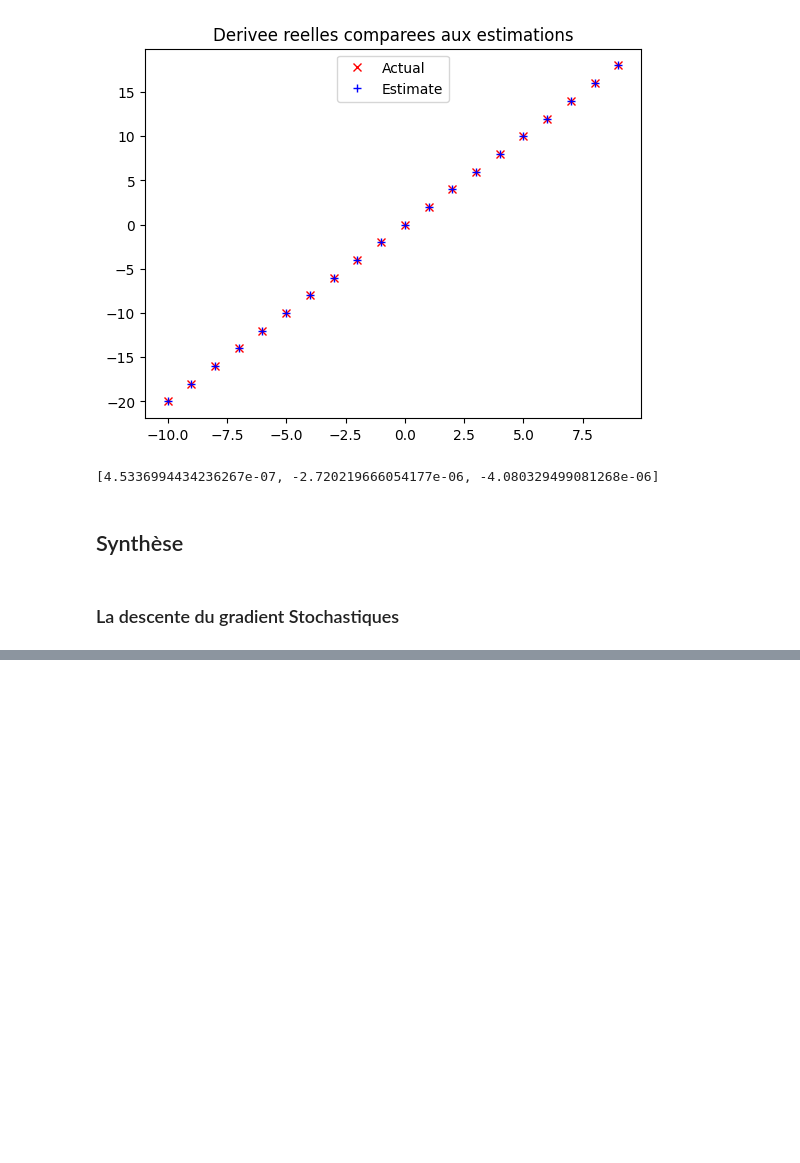
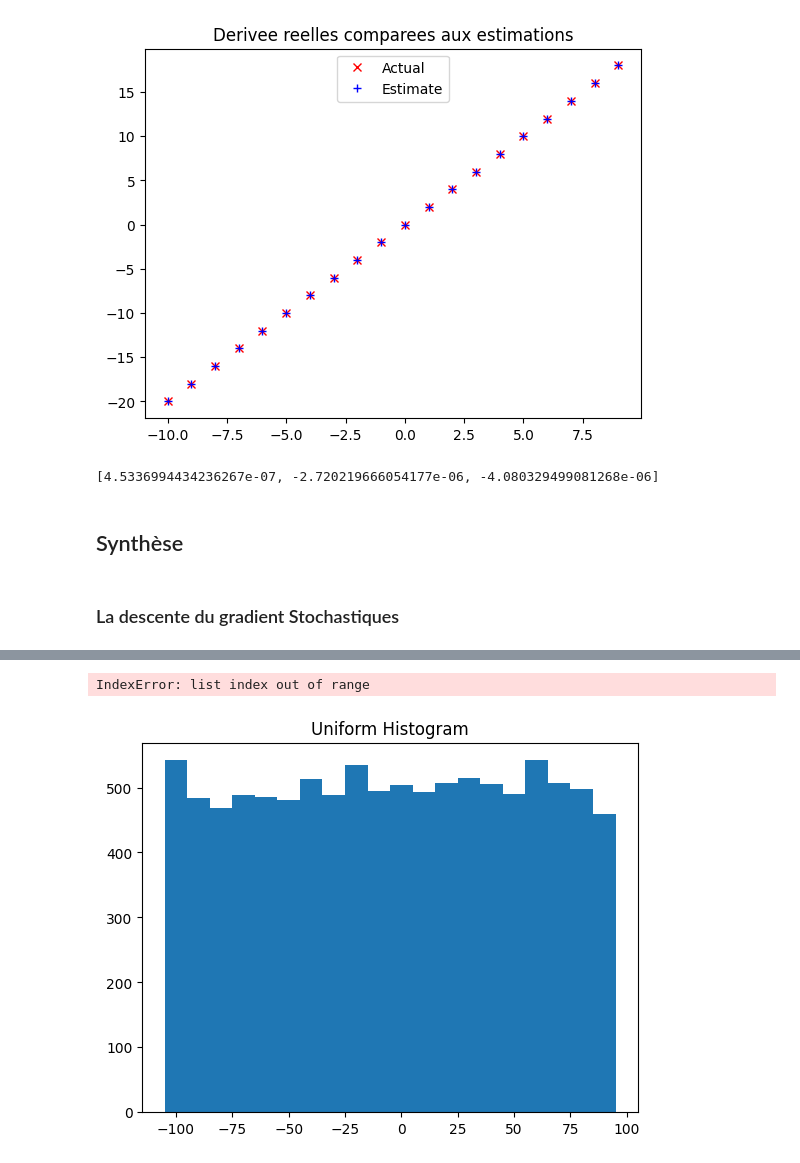
Before and after one commit to leooffed/Machine-Learning-With-Base-Beginner, a Jupyter notebook: base/first_data.ipynb, the cells around one changed output, grey strips where cells are left out. Saved outputs shown, nothing was run; the diff lists cells and outputs as text; code cells hidden in the pictures; blank space fills up the shorter version.

```diff
--- a/base/first_data.ipynb
+++ b/base/first_data.ipynb
@@ -634,0 +748,38 @@ def in_random_order(data):
+# %%
+for row in data:
+    date = list(row[0])
+    symbol = list(row[1])
+    price = list(row[2])
+# %% [output]
+IndexError: list index out of range
+# %%
+def bucketsize(point, bucket_size):
+    """dirige le point vers le prochain plus petit multiple de bucket_size"""
+    return bucket_size * math.floor(point / bucket_size)
+# %%
+def make_histogram(points, bucket_size):
+    """separe les points et compte le nombre de points dans chaque tranche"""
+    histogram = {}
+    for point in points:
+        bucket = bucketsize(point, bucket_size)
+        histogram[bucket] = histogram.get(bucket, 0) + 1
+    return histogram
+# %%
+def plot_histogram(points, bucket_size, title=""):
+    histogram = make_histogram(points, bucket_size)
+    plt.bar(histogram.keys(), histogram.values(), width=bucket_size)
+    plt.title(title)
+    plt.show()
+# %%
+random.seed(0)
+
+# uniforme entre - 100 et 100
+uniform = [200 * random.random() - 100 for _ in range(10000)]
+
+# distribution normale avec esperance 0 et ecart-type 57
+normal = [57 * inverse_normal_cdf(random.random())
+          for _ in range(100000)]
+# %%
+plot_histogram(uniform, 10, "Uniform Histogram")
+# %% [output]
+[figure, added]
```
Also changed, not shown: parts of 30 cells of this notebook, 4 other files.
